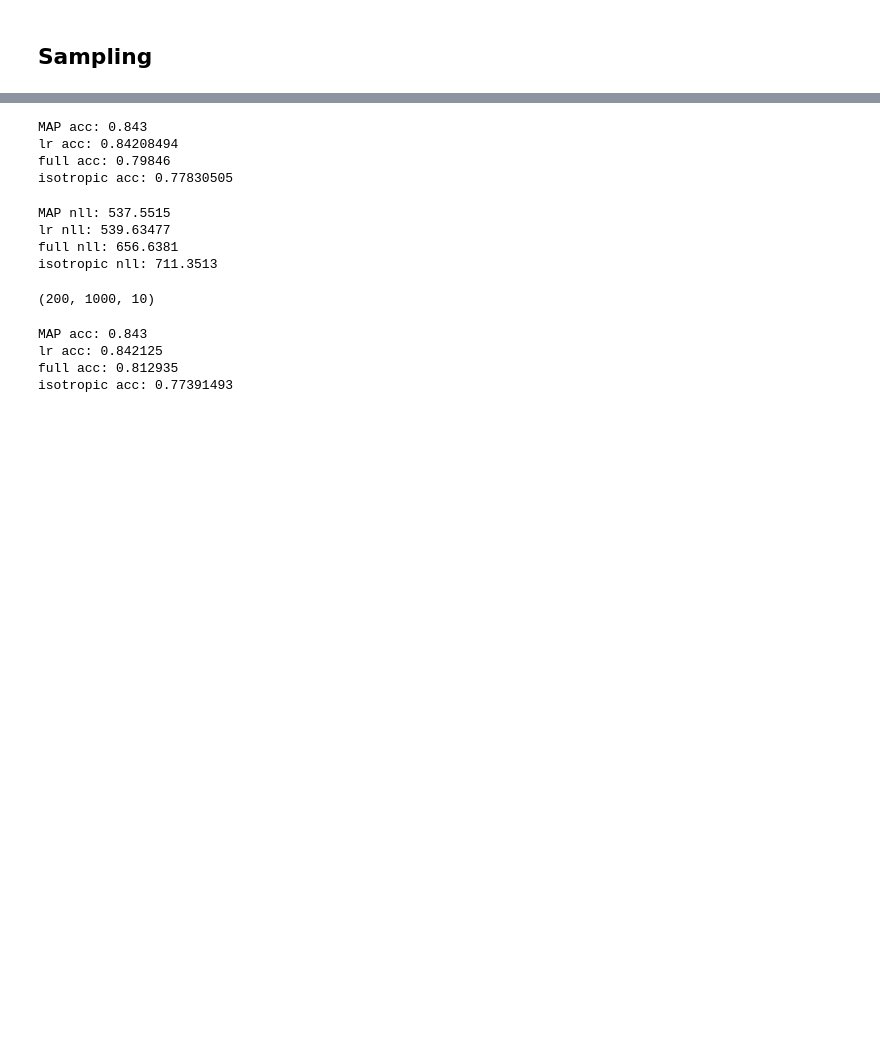
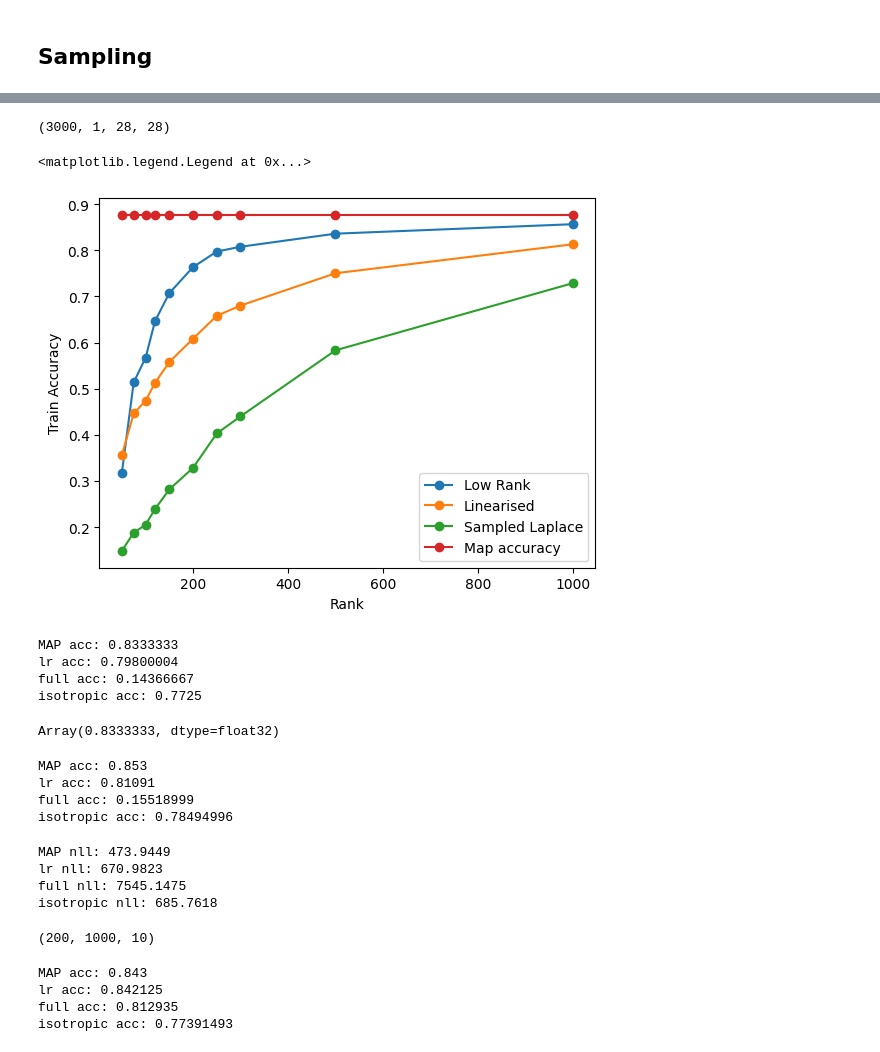
Before and after one commit to h-roy/geometric-laplace, a Jupyter notebook: experiments/MNIST_small_conv_ood.ipynb, the cells around one changed output, grey strips where cells are left out. Drawn from its saved outputs; the diff is of its cells as text; code cells hidden in the pictures; blank space fills up the shorter version.

```diff
--- a/experiments/MNIST_small_conv_ood.ipynb
+++ b/experiments/MNIST_small_conv_ood.ipynb
@@ -23,7 +25,7 @@ from src.data.torch_datasets import MNIST, numpy_collate_fn
 ## Train ConvNet
 # %%
 train_samples = 10#1000
-train_samples = 200#1000
+train_samples = 300#1000
 classes_train = [0,1,2,3,4,5,6,7,8,9]
 n_classes = 10
 batch_size = 256#20
@@ -220,3 +222,7 @@ Array(337, dtype=int32)
+# %%
+x_train.shape
+# %% [output]
+(3000, 1, 28, 28)
 # %%
 sample_key = jax.random.PRNGKey(0)
 model_fn = lambda params, x: model.apply(params, x[None, ...])[0]
@@ -228,8 +234,8 @@ var = 0.1
 lr_posterior_samples, posterior_samples, isotropic_posterior_samples = exact_ggn_laplace(cross_entropy_loss,
                                                                                          model_fn,
                                                                                          params,
-                                                                                         x_train,
-                                                                                         y_train,
+                                                                                         x_train[:30],
+                                                                                         y_train[:30],
                                                                                          n_params,
                                                                                          rank,
                                                                                          alpha,
@@ -241,3 +310,46 @@ lr_posterior_samples, posterior_samples, isotropic_posterior_samples = exact_ggn
+# %%
+n_data_pt_list = jnp.array([ 50, 75, 100, 120, 150, 200, 250, 300, 500, 1000])
+map_acc_list, lr_acc_list, linearised_acc_list, full_acc_list, isotropic_acc_list = [], [], [], [], []
+for n_data_pt in n_data_pt_list:
+    map_acc, lr_acc, linearised_acc, full_acc, isotropic_acc = rank_expt(n_data_pt)
+    map_acc_list.append(map_acc)
+    lr_acc_list.append(lr_acc)
+    linearised_acc_list.append(linearised_acc)
+    full_acc_list.append(full_acc)
+    isotropic_acc_list.append(isotropic_acc)
+# %%
+map_acc_list, lr_acc_list, linearised_acc_list, full_acc_list, isotropic_acc_list = jnp.array(map_acc_list), jnp.array(lr_acc_list), jnp.array(linearised_acc_list), jnp.array(full_acc_list), jnp.array(isotropic_acc_list)
+plt.plot(n_data_pt_list, lr_acc_list, label="Low Rank", marker="o")
+plt.plot(n_data_pt_list, linearised_acc_list, label="Linearised", marker="o")
+plt.plot(n_data_pt_list, full_acc_list, label="Sampled Laplace", marker="o")
+plt.plot(n_data_pt_list, map_acc_list, label="Map accuracy", marker="o")
+# plt.plot(n_data_pt_list, isotropic_acc_list, label="Isotropic accuracy", marker="o")
+plt.xlabel("Rank")
+# plt.xticks(n_data_pt_list)
+plt.ylabel("Train Accuracy")
+plt.legend()
+# %% [output]
+<matplotlib.legend.Legend at 0x...>
+[figure, added]
+# %%
+N_val = 1000
+lr_predictive = sample_predictive(lr_posterior_samples, params, model, x_train[:30], False, "Pytree")
+predictive = sample_predictive(posterior_samples, params, model, x_train[:30], False, "Pytree")
+isotropic_predictive = sample_predictive(isotropic_posterior_samples, params, model, x_train[:30], False, "Pytree")
+preds = model.apply(params, x_train[:30])
+print("MAP acc:", accuracy(params, model, x_train[:30], y_train[:30])/x_train[:30].shape[0])
+print("lr acc:", jnp.mean(jax.vmap(accuracy_preds, in_axes=(0,None))(lr_predictive, y_train[:30])/x_train[:30].shape[0]))
+print("full acc:", jnp.mean(jax.vmap(accuracy_preds, in_axes=(0,None))(predictive, y_train[:30])/x_train[:30].shape[0]))
+print("isotropic acc:", jnp.mean(jax.vmap(accuracy_preds, in_axes=(0,None))(isotropic_predictive, y_train[:30])/x_train[:30].shape[0]))
+# %% [output]
+MAP acc: 0.8333333
+lr acc: 0.79800004
+full acc: 0.14366667
+isotropic acc: 0.7725
+# %%
+accuracy_preds(isotropic_predictive.mean(axis=0), y_train[:30])/30
+# %% [output]
+Array(0.8333333, dtype=float32)
 # %%
 N_val = 1000
 lr_predictive = sample_predictive(lr_posterior_samples, params, model, x_val[:N_val], False, "Pytree")
@@ -250,20 +362,20 @@ print("lr acc:", jnp.mean(jax.vmap(accuracy_preds, in_axes=(0,None))(lr_predicti
 print("full acc:", jnp.mean(jax.vmap(accuracy_preds, in_axes=(0,None))(predictive, y_val[:N_val])/x_val[:N_val].shape[0]))
 print("isotropic acc:", jnp.mean(jax.vmap(accuracy_preds, in_axes=(0,None))(isotropic_predictive, y_val[:N_val])/x_val[:N_val].shape[0]))
 # %% [output]
-MAP acc: 0.843
-lr acc: 0.84208494
-full acc: 0.79846
-isotropic acc: 0.77830505
+MAP acc: 0.853
+lr acc: 0.81091
+full acc: 0.15518999
+isotropic acc: 0.78494996
 # %%
 print("MAP nll:", nll(preds, y_val[:N_val]))
 print("lr nll:", nll(lr_predictive, y_val[:N_val]))
 print("full nll:", nll(predictive, y_val[:N_val]))
 print("isotropic nll:", nll(isotropic_predictive, y_val[:N_val]))
 # %% [output]
-MAP nll: 537.5515
-lr nll: 539.63477
-full nll: 656.6381
-isotropic nll: 711.3513
+MAP nll: 473.9449
+lr nll: 670.9823
+full nll: 7545.1475
+isotropic nll: 685.7618
 # %%
 lr_predictive = sample_predictive(lr_posterior_samples, params, model, x_val[:N_val], True, "Pytree")
 predictive = sample_predictive(posterior_samples, params, model, x_val[:N_val], True, "Pytree")
```
Also changed, not shown: parts of 5 cells of this notebook, 41 other files.
